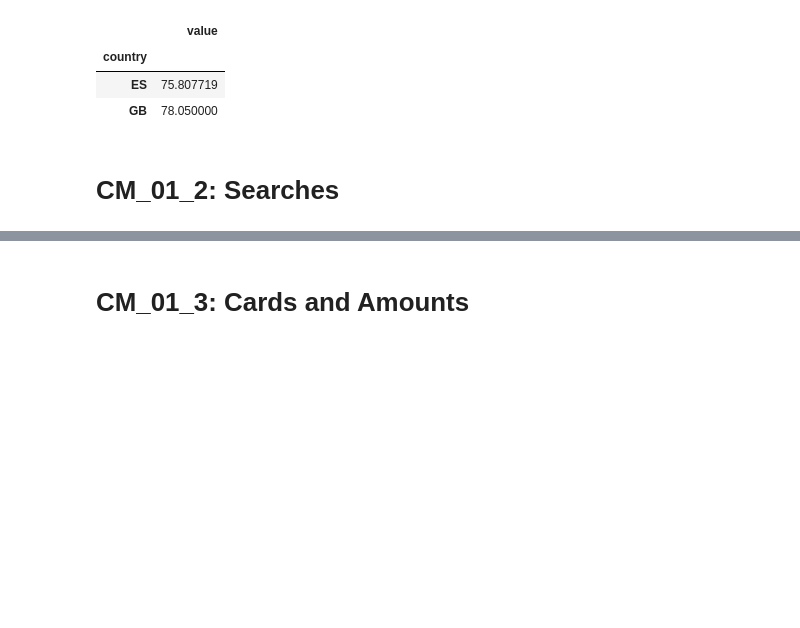
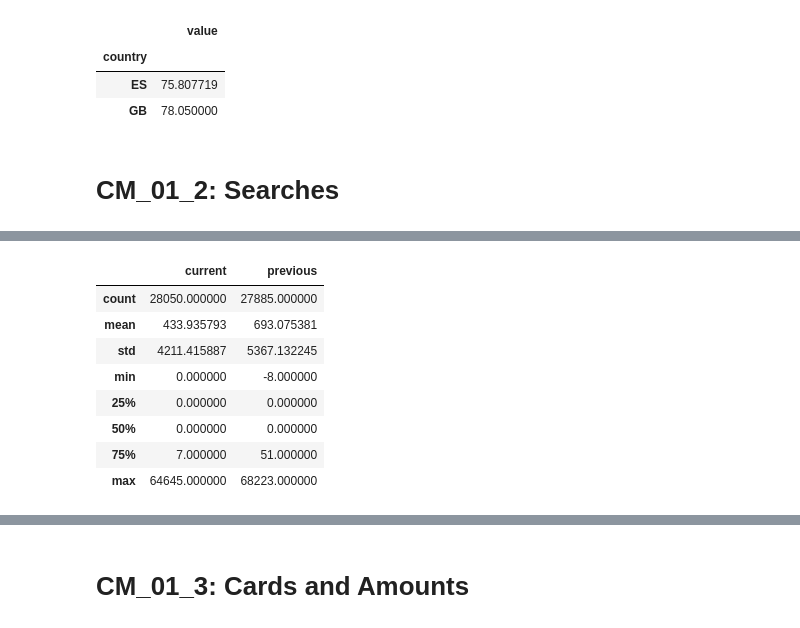
Before and after one commit to miracFence/Datathon-Gran-Canaria, a Jupyter notebook: Smart Destinations/CM_01_Analysis.ipynb, the cells around one changed output, grey strips where cells are left out. Saved outputs shown, nothing was run; the diff lists cells and outputs as text; code cells hidden in the pictures; blank space fills up the shorter version.

```diff
--- a/Smart Destinations/CM_01_Analysis.ipynb
+++ b/Smart Destinations/CM_01_Analysis.ipynb
@@ -629,0 +702,15 @@ GTPI_filtered.groupby(['country']).mean()
+# %%
+listAllBookingFiles = glob.glob('../../datos/CM01_2/bookings_confirmed*.csv')
+combined_booking_dt = pd.concat([pd.read_csv(f) for f in listAllBookingFiles])
+
+combined_booking_dt.describe()
+# %% [output]
+|  | current | previous |
+| count | 28050.000000 | 27885.000000 |
+| mean | 433.935793 | 693.075381 |
+| std | 4211.415887 | 5367.132245 |
+| min | 0.000000 | -8.000000 |
+| 25% | 0.000000 | 0.000000 |
+| 50% | 0.000000 | 0.000000 |
+| 75% | 7.000000 | 51.000000 |
+| max | 64645.000000 | 68223.000000 |
```
Also changed, not shown: parts of 10 cells of this notebook, 1 other file.
